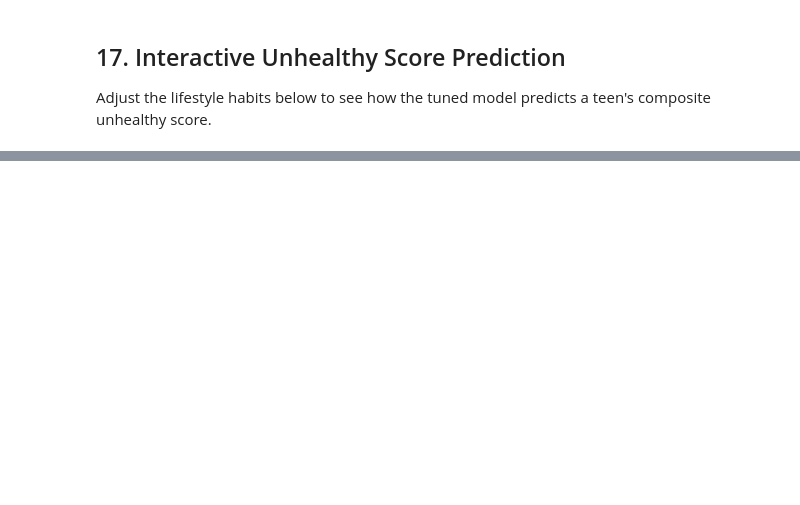
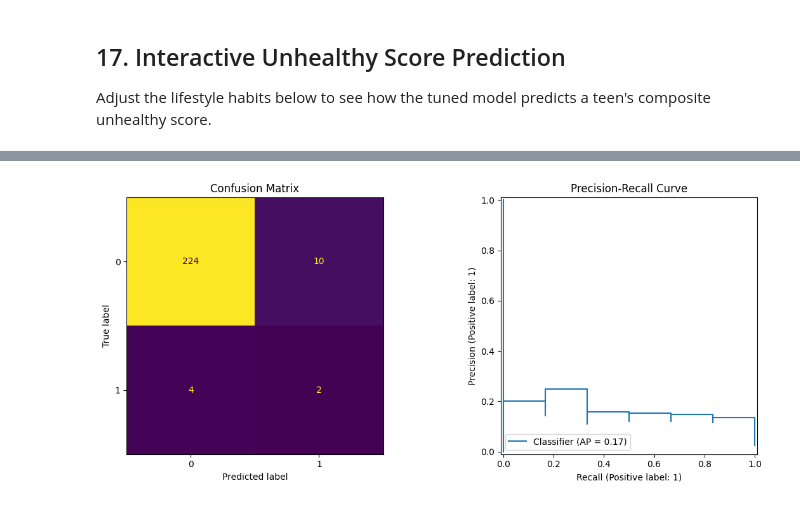
Before and after one commit to capsherb/data_final, a Jupyter notebook: Data_Project.ipynb, the cells around one changed output, grey strips where cells are left out. Cells and saved outputs as stored; diff of their text form; code cells hidden in the pictures; blank space fills up the shorter version.

```diff
--- a/Data_Project.ipynb
+++ b/Data_Project.ipynb
@@ -606,0 +740,99 @@ widgets.interact(
+# %%
+import numpy as np
+import pandas as pd
+import matplotlib.pyplot as plt
+import seaborn as sns
+from sklearn.linear_model import LogisticRegression
+from sklearn.metrics import (
+    ConfusionMatrixDisplay,
+    PrecisionRecallDisplay,
+    average_precision_score,
+    classification_report,
+    confusion_matrix,
+    f1_score,
+    precision_recall_curve,
+    precision_score,
+    recall_score,
+    roc_auc_score
+)
+from sklearn.model_selection import StratifiedKFold, cross_val_score, train_test_split
+
+# Rebuild the feature matrix so this cell also runs independently
+risk_df_final = pd.read_csv('Teen_Mental_Health_Dataset.csv')
+risk_features_final = [
+    'age', 'gender', 'daily_social_media_hours', 'platform_usage',
+    'sleep_hours', 'screen_time_before_sleep', 'academic_performance',
+    'physical_activity', 'social_interaction_level'
+]
+X_final = pd.get_dummies(risk_df_final[risk_features_final], drop_first=False)
+y_final = risk_df_final['depression_label'].astype(int)
+
+X_train_final, X_test_final, y_train_final, y_test_final = train_test_split(
+    X_final, y_final, test_size=0.2, random_state=42, stratify=y_final
+)
+
+high_risk_model = LogisticRegression(max_iter=3000, class_weight='balanced')
+high_risk_model.fit(X_train_final, y_train_final)
+
+train_prob = high_risk_model.predict_proba(X_train_final)[:, 1]
+test_prob = high_risk_model.predict_proba(X_test_final)[:, 1]
+
+precision_vals, recall_vals, thresholds = precision_recall_curve(y_train_final, train_prob)
+f1_vals = 2 * precision_vals[:-1] * recall_vals[:-1] / np.clip(precision_vals[:-1] + recall_vals[:-1], 1e-12, None)
+best_idx = np.nanargmax(f1_vals)
+best_threshold = thresholds[best_idx]
+
+y_pred_final = (test_prob >= best_threshold).astype(int)
+
+cv = StratifiedKFold(n_splits=5, shuffle=True, random_state=42)
+cv_roc_auc = cross_val_score(
+    LogisticRegression(max_iter=3000, class_weight='balanced'),
+    X_final,
+    y_final,
+    cv=cv,
+    scoring='roc_auc'
+)
+cv_avg_precision = cross_val_score(
+    LogisticRegression(max_iter=3000, class_weight='balanced'),
+    X_final,
+    y_final,
+    cv=cv,
+    scoring='average_precision'
+)
+
+print('--- Final High-Risk Classifier: Lifestyle -> Depression Label ---')
+print(f'Chosen threshold from training data: {best_threshold:.3f}')
+print(f'Test ROC-AUC: {roc_auc_score(y_test_final, test_prob):.3f}')
+print(f'Test Average Precision: {average_precision_score(y_test_final, test_prob):.3f}')
+print(f'Test F1-Score: {f1_score(y_test_final, y_pred_final, zero_division=0):.3f}')
+print(f'Test Precision: {precision_score(y_test_final, y_pred_final, zero_division=0):.3f}')
+print(f'Test Recall: {recall_score(y_test_final, y_pred_final, zero_division=0):.3f}')
+print(f'5-fold CV ROC-AUC (mean): {cv_roc_auc.mean():.3f}')
+print(f'5-fold CV Avg Precision (mean): {cv_avg_precision.mean():.3f}')
+print('\nClassification Report:')
+print(classification_report(y_test_final, y_pred_final, zero_division=0))
+
+fig, axes = plt.subplots(1, 2, figsize=(12, 5))
+ConfusionMatrixDisplay(confusion_matrix(y_test_final, y_pred_final)).plot(ax=axes[0], colorbar=False)
+axes[0].set_title('Confusion Matrix')
+PrecisionRecallDisplay.from_predictions(y_test_final, test_prob, ax=axes[1])
+axes[1].set_title('Precision-Recall Curve')
+plt.tight_layout()
+plt.show()
+
+coef_df = pd.DataFrame({
+    'feature': X_final.columns,
+    'coefficient': high_risk_model.coef_[0]
+}).sort_values('coefficient', ascending=False)
+
+plt.figure(figsize=(10, 6))
+feature_view = pd.concat([coef_df.head(5), coef_df.tail(5)]).sort_values('coefficient')
+sns.barplot(data=feature_view, x='coefficient', y='feature', hue='feature', dodge=False, palette='coolwarm', legend=False)
+plt.title('Lifestyle Features Most Associated with Predicted High Risk')
+plt.xlabel('Logistic Regression Coefficient')
+plt.ylabel('Feature')
+plt.tight_layout()
+plt.show()
+
+display(coef_df.head(10))
+# %% [output]
@@ -606,0 +858 @@ widgets.interact(
+[figure, added]
```
Also changed, not shown: parts of 17 cells of this notebook.
